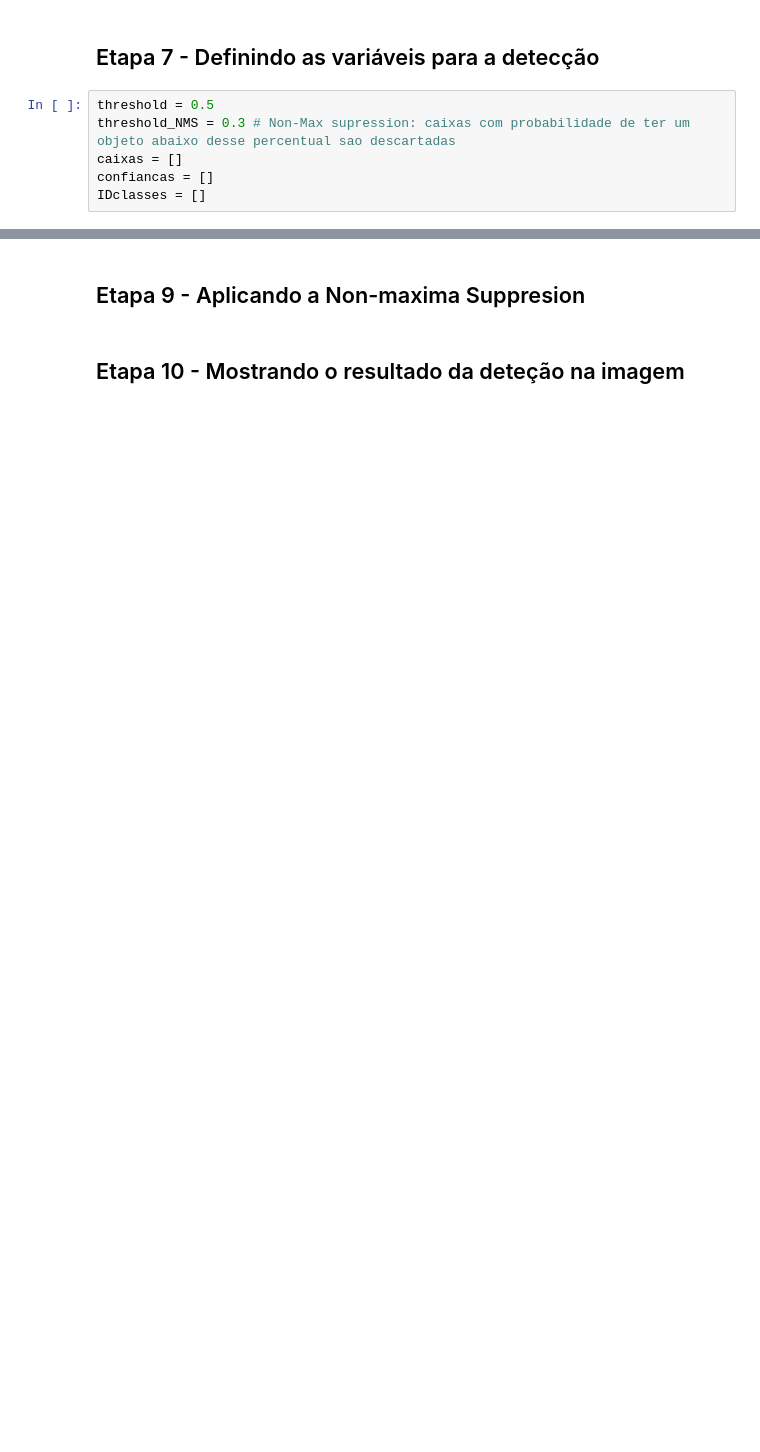
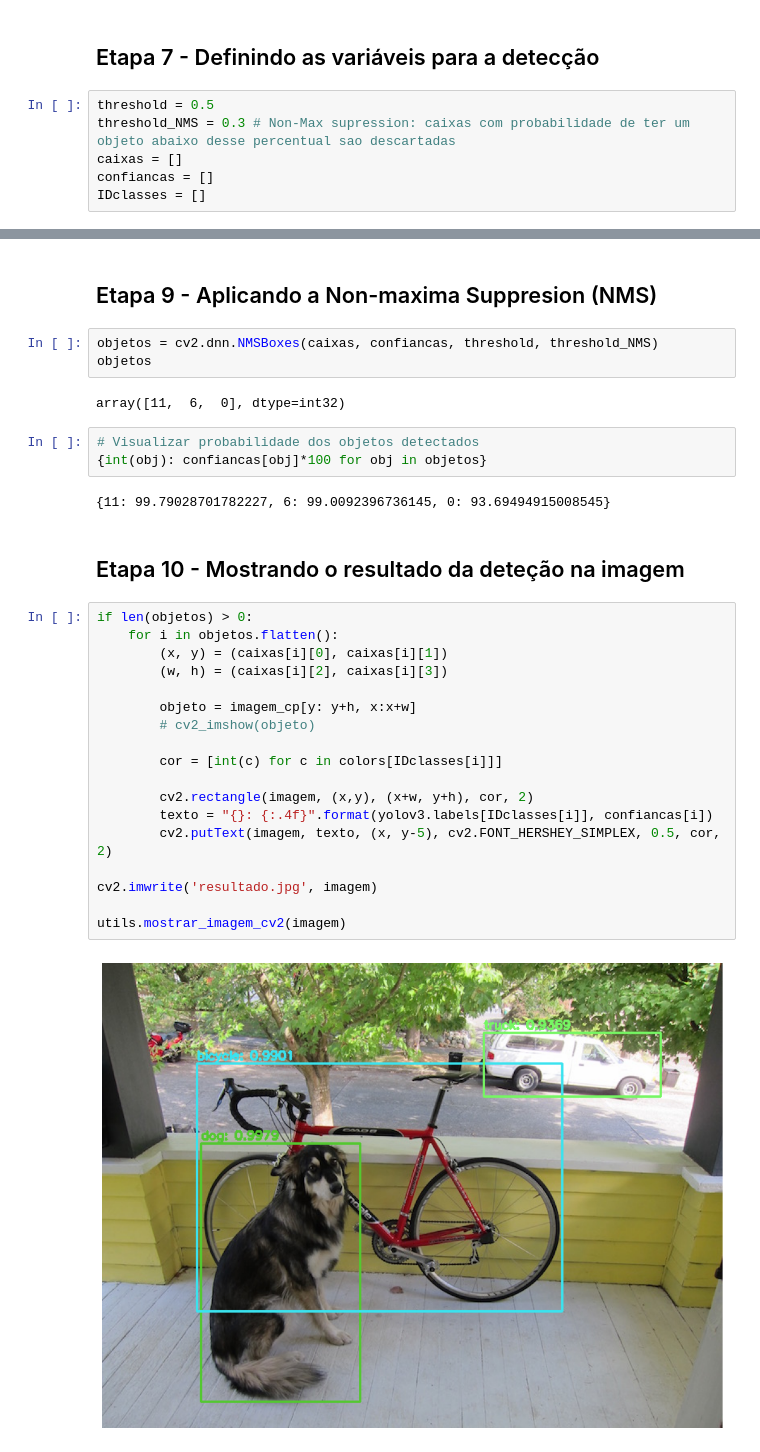
Before and after one commit to raphaelramosds/opencv-yolo-darknet-course, a Jupyter notebook: src/notebooks/YOLO v4 - Deteccao de objetos com OpenCV.ipynb, the cells around one changed output, grey strips where cells are left out. Saved outputs shown, nothing was run; the diff lists cells and outputs as text; blank space fills up the shorter version.

Commit message:
feat: plot bounded boxes on image with cv2

```diff
--- a/src/notebooks/YOLO v4 - Deteccao de objetos com OpenCV.ipynb
+++ b/src/notebooks/YOLO v4 - Deteccao de objetos com OpenCV.ipynb
@@ -197,4 +189,34 @@ classe mais provavel: 0
 # %% [markdown]
-## Etapa 9 - Aplicando a Non-maxima Suppresion
+## Etapa 9 - Aplicando a Non-maxima Suppresion (NMS)
+# %%
+objetos = cv2.dnn.NMSBoxes(caixas, confiancas, threshold, threshold_NMS)
+objetos
+# %% [output]
+array([11,  6,  0], dtype=int32)
+# %%
+# Visualizar probabilidade dos objetos detectados
+{int(obj): confiancas[obj]*100 for obj in objetos}
+# %% [output]
+{11: 99.79028701782227, 6: 99.0092396736145, 0: 93.69494915008545}
 # %% [markdown]
 ## Etapa 10 - Mostrando o resultado da deteção na imagem
+# %%
+if len(objetos) > 0:
+    for i in objetos.flatten():
+        (x, y) = (caixas[i][0], caixas[i][1])
+        (w, h) = (caixas[i][2], caixas[i][3])
+
+        objeto = imagem_cp[y: y+h, x:x+w]
+        # cv2_imshow(objeto)
+
+        cor = [int(c) for c in colors[IDclasses[i]]]
+
+        cv2.rectangle(imagem, (x,y), (x+w, y+h), cor, 2)
+        texto = "{}: {:.4f}".format(yolov3.labels[IDclasses[i]], confiancas[i])
+        cv2.putText(imagem, texto, (x, y-5), cv2.FONT_HERSHEY_SIMPLEX, 0.5, cor, 2)
+
+cv2.imwrite('resultado.jpg', imagem)
+
+utils.mostrar_imagem_cv2(imagem)
+# %% [output]
+[figure, added]
```
Also changed, not shown: parts of 6 cells of this notebook, 2 other files.
